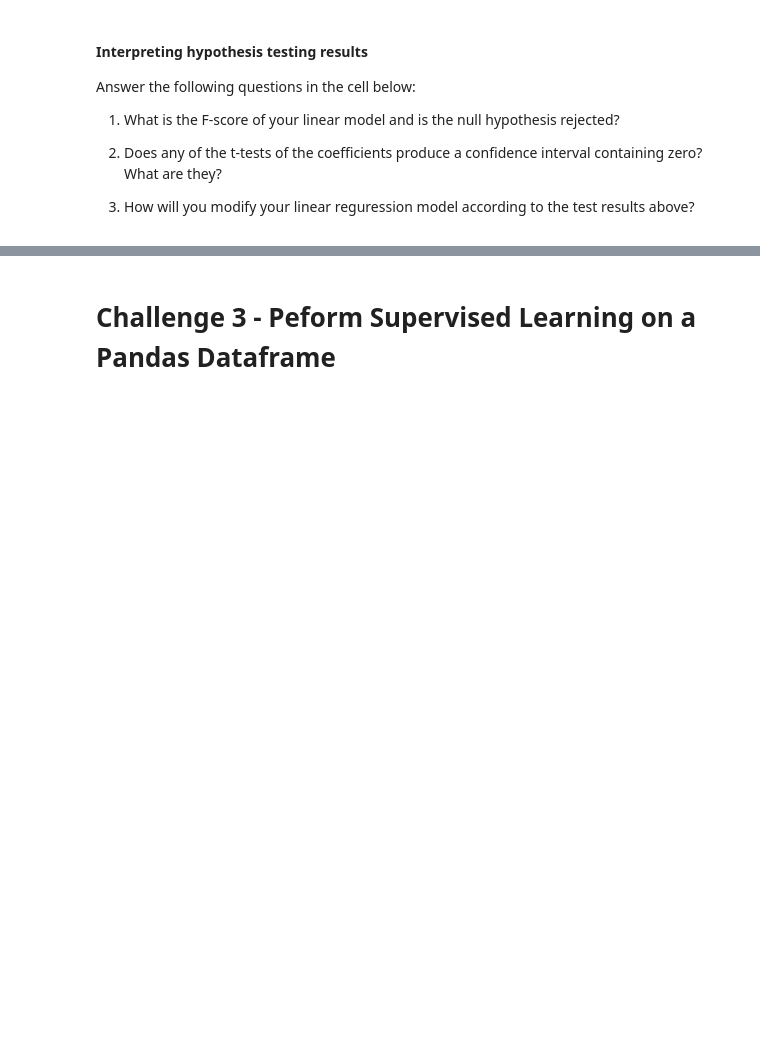
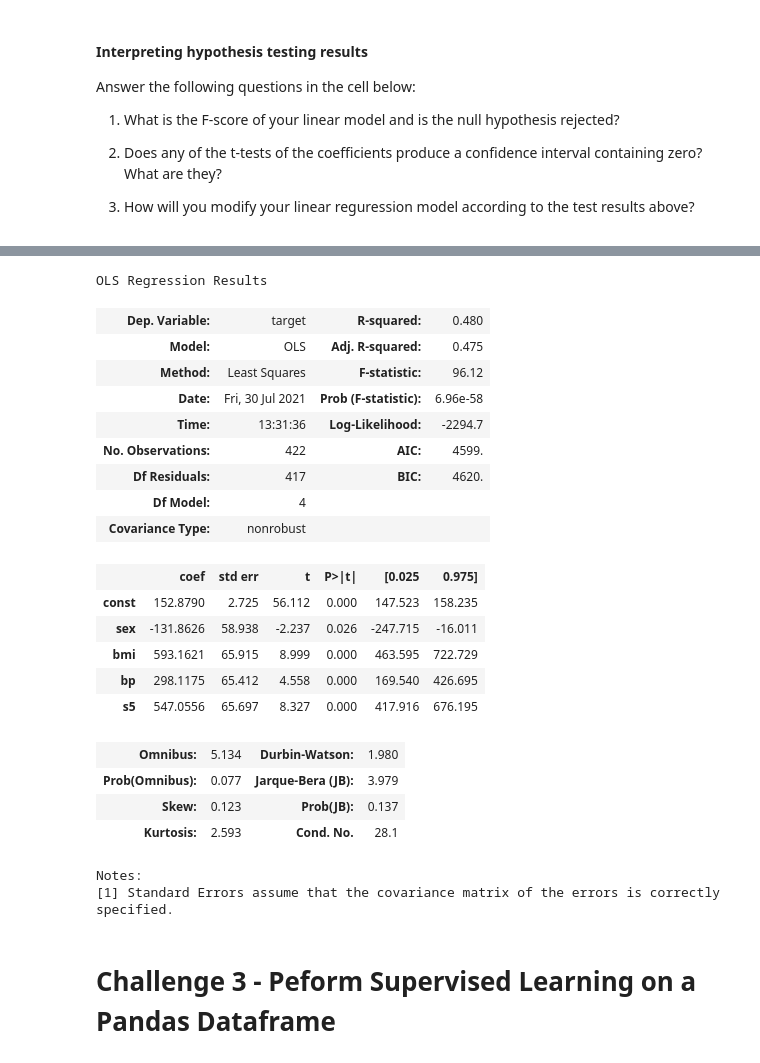
Before and after one commit to EtienneNL/data_analytics202103_module_3, a Jupyter notebook: labs/module_3_labs/Supervised-with-Sklearn/your-code/main.ipynb, the cells around one changed output, grey strips where cells are left out. Saved outputs shown, nothing was run; the diff lists cells and outputs as text; code cells hidden in the pictures; blank space fills up the shorter version.

```diff
--- a/labs/module_3_labs/Supervised-with-Sklearn/your-code/main.ipynb
+++ b/labs/module_3_labs/Supervised-with-Sklearn/your-code/main.ipynb
@@ -301,3 +339,41 @@ Answer the following questions in the cell below:
+# %%
+diabetes_target = diabetes['target']
+diabetes_train = diabetes.drop(columns=['age', 's1', 's2', 's3', 's4', 's6', 'target'])
+diabetes_data_train = diabetes_train[:422]
+diabetes_data_test = diabetes_train[422:]
+diabetes_target_train = diabetes_target[:422]
+diabetes_target_test = diabetes_target[422:]
+# %%
+import statsmodels.api as sm
+diabetes_data_train = sm.add_constant(diabetes_data_train)
+model = sm.OLS(diabetes_target_train, diabetes_data_train)
+results = model.fit()
+predictions = results.predict(diabetes_data_train)
+
+results.summary()
+# %% [output]
+OLS Regression Results
+| Dep. Variable: | target | R-squared: | 0.480 |
+| Model: | OLS | Adj. R-squared: | 0.475 |
+| Method: | Least Squares | F-statistic: | 96.12 |
+| Date: | Fri, 30 Jul 2021 | Prob (F-statistic): | 6.96e-58 |
+| Time: | 13:31:36 | Log-Likelihood: | -2294.7 |
+| No. Observations: | 422 | AIC: | 4599. |
+| Df Residuals: | 417 | BIC: | 4620. |
+| Df Model: | 4 |  |  |
+| Covariance Type: | nonrobust |  |  |
+|  | coef | std err | t | P>|t| | [0.025 | 0.975] |
+| const | 152.8790 | 2.725 | 56.112 | 0.000 | 147.523 | 158.235 |
+| sex | -131.8626 | 58.938 | -2.237 | 0.026 | -247.715 | -16.011 |
+| bmi | 593.1621 | 65.915 | 8.999 | 0.000 | 463.595 | 722.729 |
+| bp | 298.1175 | 65.412 | 4.558 | 0.000 | 169.540 | 426.695 |
+| s5 | 547.0556 | 65.697 | 8.327 | 0.000 | 417.916 | 676.195 |
+| Omnibus: | 5.134 | Durbin-Watson: | 1.980 |
+| Prob(Omnibus): | 0.077 | Jarque-Bera (JB): | 3.979 |
+| Skew: | 0.123 | Prob(JB): | 0.137 |
+| Kurtosis: | 2.593 | Cond. No. | 28.1 |
+Notes:
+[1] Standard Errors assume that the covariance matrix of the errors is correctly specified.
 # %% [markdown]
 # Challenge 3 - Peform Supervised Learning on a Pandas Dataframe
 # %% [markdown]
```
Also changed, not shown: parts of 4 cells of this notebook.
